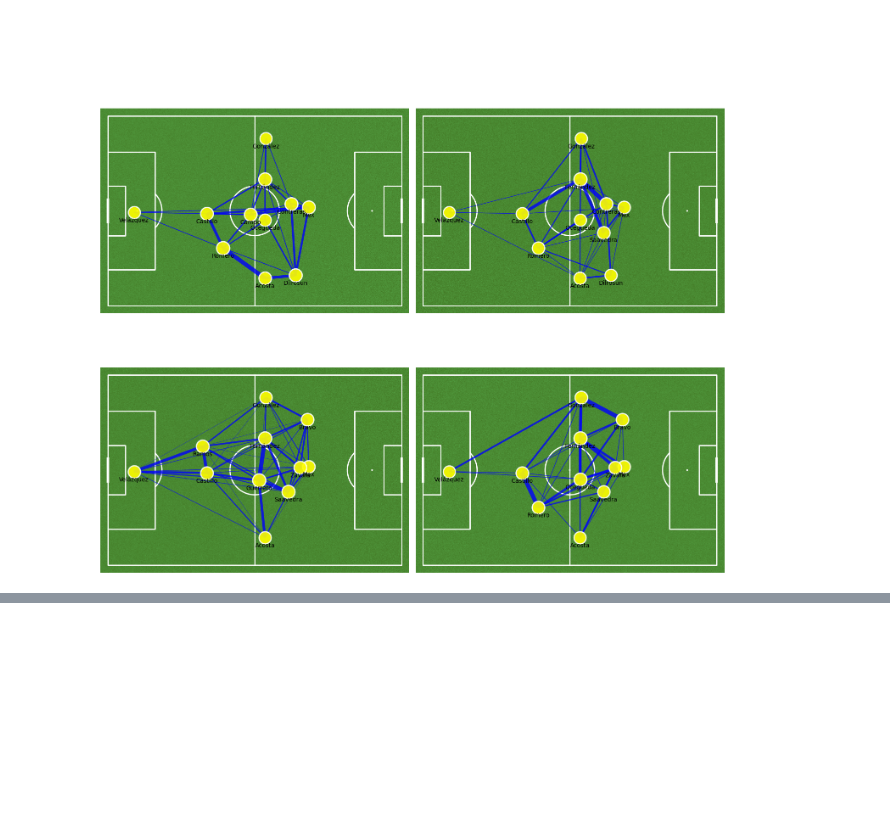
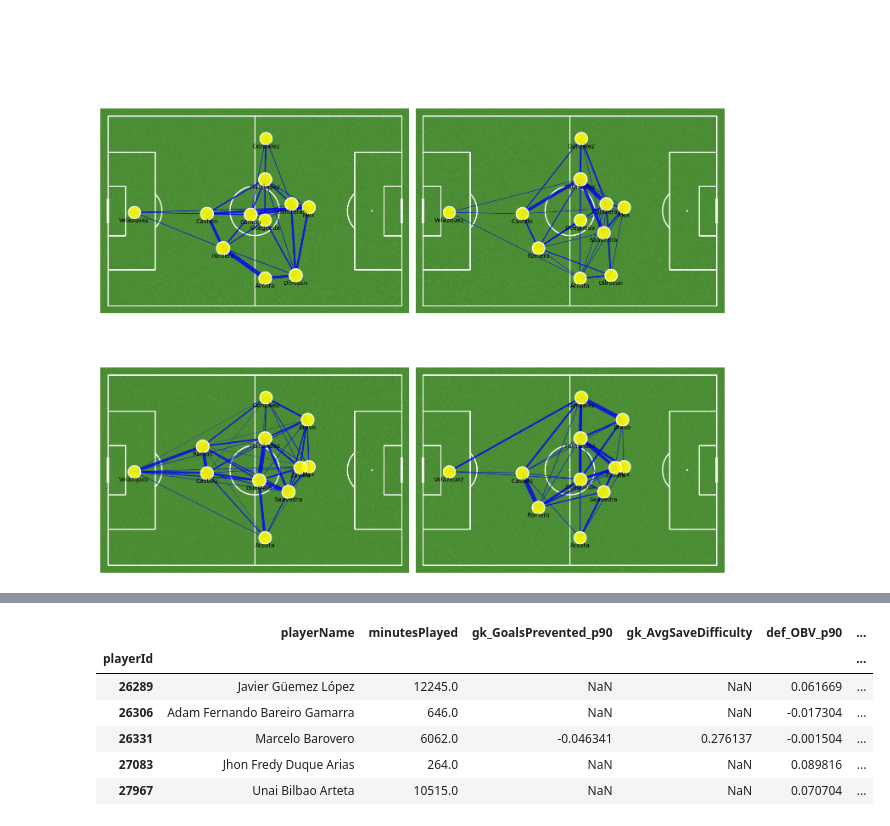
Before and after one commit to SLy-Precision/Player-Detection-and-Team-Performance-Prediction, a Jupyter notebook: 01_Modeling_Using_Data_&_Creation_of_Advanced_Statistics_.ipynb, the cells around one changed output, grey strips where cells are left out. Drawn from its saved outputs; the diff is of its cells as text; code cells hidden in the pictures; blank space fills up the shorter version.

```diff
--- a/01_Modeling_Using_Data_&_Creation_of_Advanced_Statistics_.ipynb
+++ b/01_Modeling_Using_Data_&_Creation_of_Advanced_Statistics_.ipynb
@@ -1441,0 +1548,6 @@ Plotting 4 network(s) for América in match 3972080...
+# %%
+# 1. Calculate the flow metrics made before
+flow_metrics_df = calculate_flow_metrics(final_networks, df_advanced)
+
+# 2. Update the columns in da main DataFrame
+df_advanced.update(flow_metrics_df)
@@ -1441,0 +1568,10 @@ Plotting 4 network(s) for América in match 3972080...
+# %%
+df_advanced.head()
+# %% [output]
+|  | playerName | minutesPlayed | gk_GoalsPrevented_p90 | gk_AvgSaveDifficulty | def_OBV_p90 | ... |
+| playerId |  |  |  |  |  | ... |
+| 26289 | Javier Güemez López | 12245.0 | NaN | NaN | 0.061669 | ... |
+| 26306 | Adam Fernando Bareiro Gamarra | 646.0 | NaN | NaN | -0.017304 | ... |
+| 26331 | Marcelo Barovero | 6062.0 | -0.046341 | 0.276137 | -0.001504 | ... |
+| 27083 | Jhon Fredy Duque Arias | 264.0 | NaN | NaN | 0.089816 | ... |
+| 27967 | Unai Bilbao Arteta | 10515.0 | NaN | NaN | 0.070704 | ... |
```
Also changed, not shown: parts of 12 cells of this notebook.
